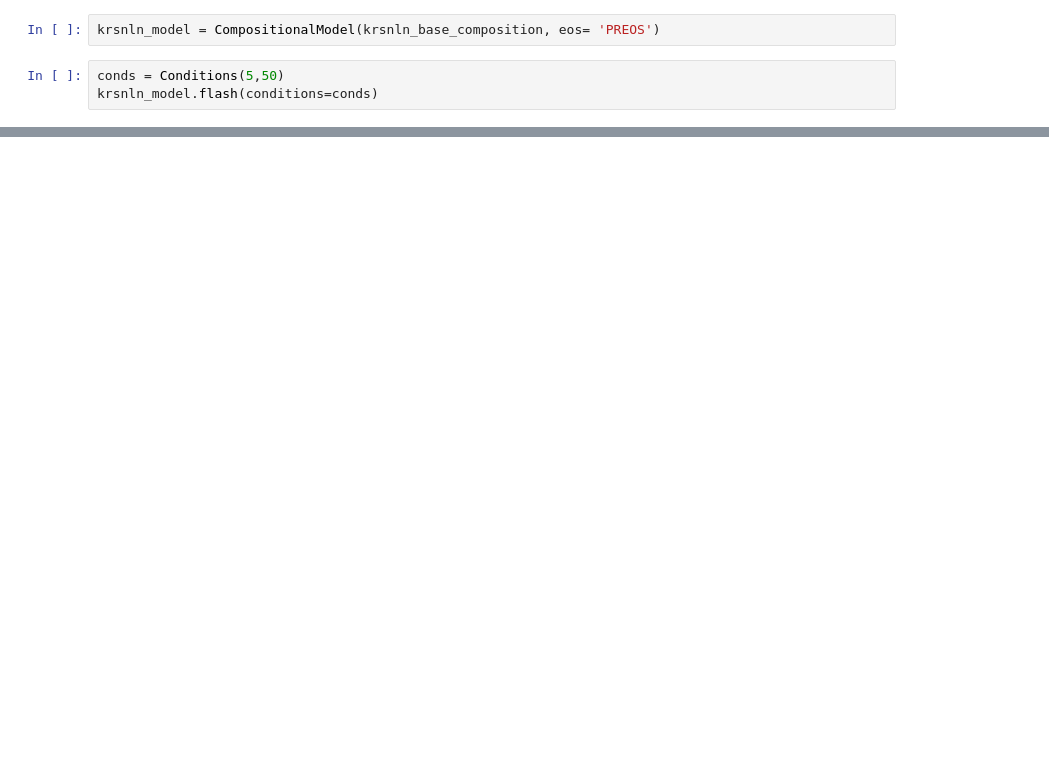
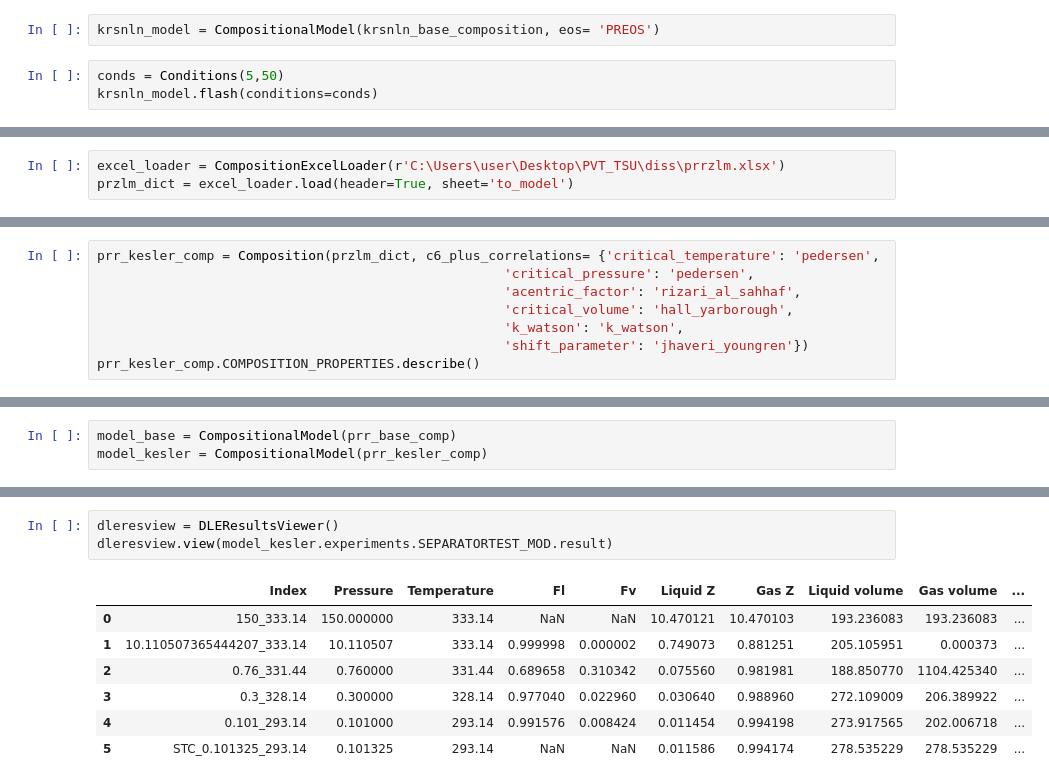
Before and after one commit to SidorenkoDD/BlackBoxFluid, a Jupyter notebook: code/notebook diss.ipynb, the cells around one changed output, grey strips where cells are left out. Drawn from its saved outputs; the diff is of its cells as text; blank space fills up the shorter version.

```diff
--- a/code/notebook diss.ipynb
+++ b/code/notebook diss.ipynb
@@ -99,0 +35,3 @@ AttributeError: 'dict' object has no attribute 'first_stage_pressure'
+# %%
+excel_loader = CompositionExcelLoader(r'C:\Users\user\Desktop\PVT_TSU\diss\prrzlm.xlsx')
+przlm_dict = excel_loader.load(header=True, sheet='to_model')
@@ -99,0 +74,8 @@ AttributeError: 'dict' object has no attribute 'first_stage_pressure'
+# %%
+prr_kesler_comp = Composition(przlm_dict, c6_plus_correlations= {'critical_temperature': 'pedersen',
+                                                    'critical_pressure': 'pedersen',
+                                                    'acentric_factor': 'rizari_al_sahhaf',
+                                                    'critical_volume': 'hall_yarborough',
+                                                    'k_watson': 'k_watson',
+                                                    'shift_parameter': 'jhaveri_youngren'})
+prr_kesler_comp.COMPOSITION_PROPERTIES.describe()
@@ -99,0 +92,3 @@ AttributeError: 'dict' object has no attribute 'first_stage_pressure'
+# %%
+model_base = CompositionalModel(prr_base_comp)
+model_kesler = CompositionalModel(prr_kesler_comp)
@@ -99,0 +110,11 @@ AttributeError: 'dict' object has no attribute 'first_stage_pressure'
+# %%
+dleresview = DLEResultsViewer()
+dleresview.view(model_kesler.experiments.SEPARATORTEST_MOD.result)
+# %% [output]
+|  | Index | Pressure | Temperature | Fl | Fv | Liquid Z | Gas Z | Liquid volume | Gas volume | ... |
+| 0 | 150_333.14 | 150.000000 | 333.14 | NaN | NaN | 10.470121 | 10.470103 | 193.236083 | 193.236083 | ... |
+| 1 | 10.110507365444207_333.14 | 10.110507 | 333.14 | 0.999998 | 0.000002 | 0.749073 | 0.881251 | 205.105951 | 0.000373 | ... |
+| 2 | 0.76_331.44 | 0.760000 | 331.44 | 0.689658 | 0.310342 | 0.075560 | 0.981981 | 188.850770 | 1104.425340 | ... |
+| 3 | 0.3_328.14 | 0.300000 | 328.14 | 0.977040 | 0.022960 | 0.030640 | 0.988960 | 272.109009 | 206.389922 | ... |
+| 4 | 0.101_293.14 | 0.101000 | 293.14 | 0.991576 | 0.008424 | 0.011454 | 0.994198 | 273.917565 | 202.006718 | ... |
+| 5 | STC_0.101325_293.14 | 0.101325 | 293.14 | NaN | NaN | 0.011586 | 0.994174 | 278.535229 | 278.535229 | ... |
```
Also changed, not shown: parts of 23 cells of this notebook, 3 other files.
